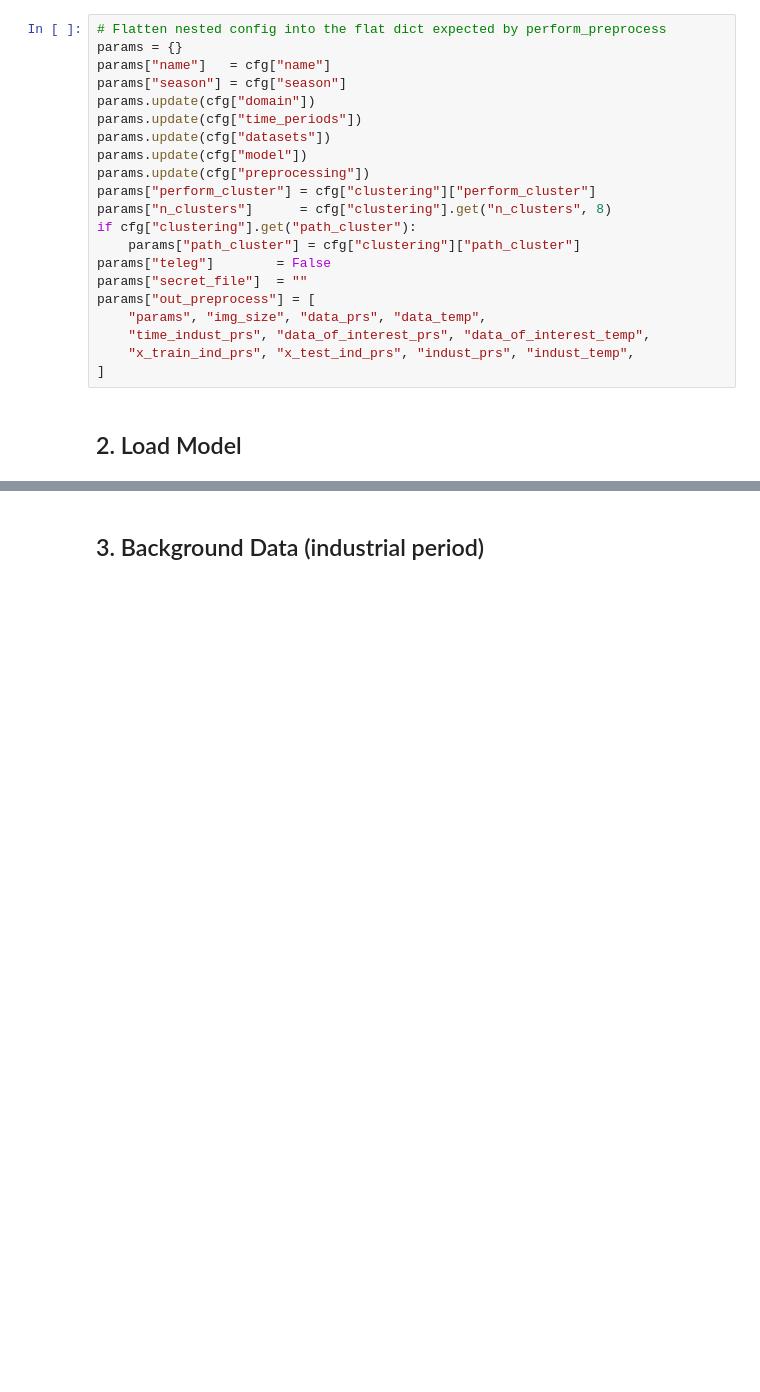
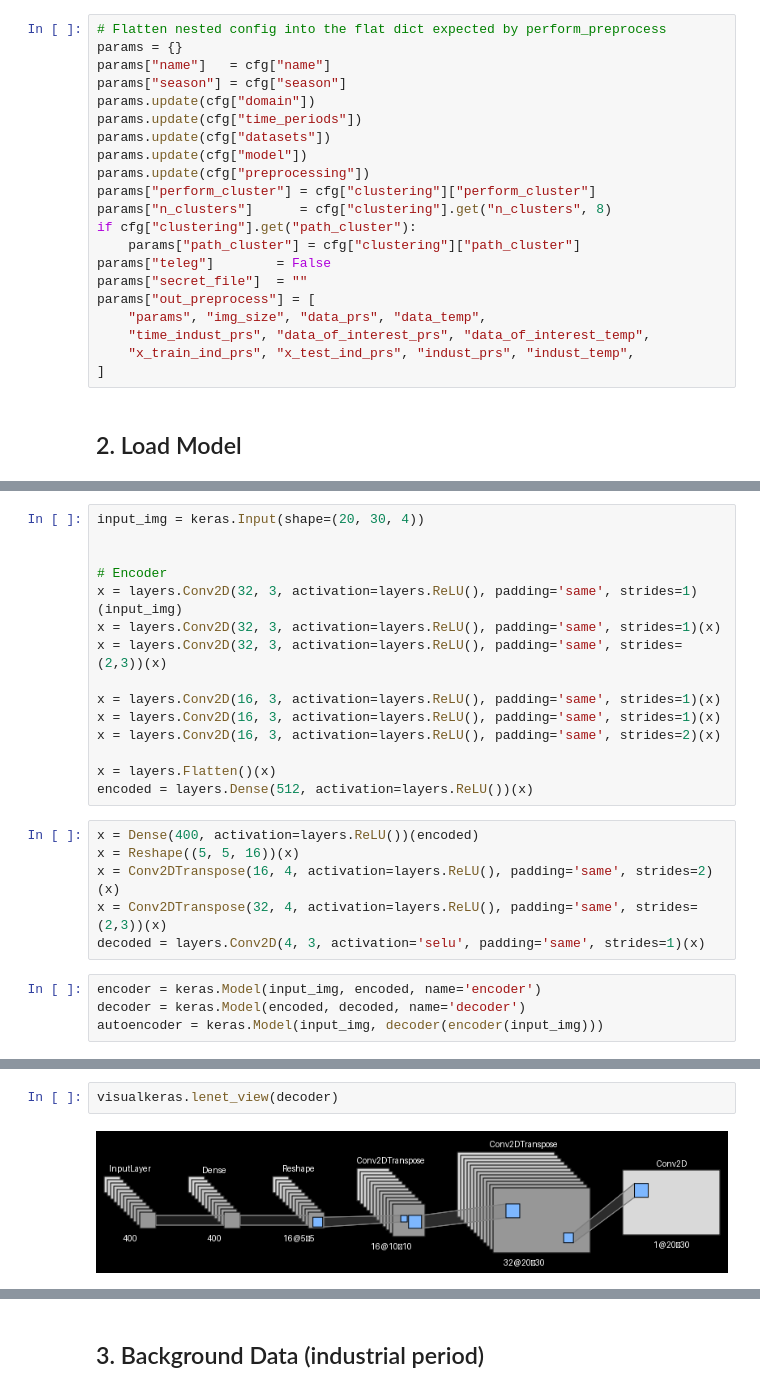
Before and after one commit to GheodeAI/shap-based-interpretation, a Jupyter notebook: notebooks/01_shap_regression.ipynb, the cells around one changed output, grey strips where cells are left out. Drawn from its saved outputs; the diff is of its cells as text; blank space fills up the shorter version.

```diff
--- a/notebooks/01_shap_regression.ipynb
+++ b/notebooks/01_shap_regression.ipynb
@@ -68,0 +119,25 @@ enc.summary()
+# %%
+input_img = keras.Input(shape=(20, 30, 4))
+
+
+# Encoder
+x = layers.Conv2D(32, 3, activation=layers.ReLU(), padding='same', strides=1)(input_img)
+x = layers.Conv2D(32, 3, activation=layers.ReLU(), padding='same', strides=1)(x)
+x = layers.Conv2D(32, 3, activation=layers.ReLU(), padding='same', strides=(2,3))(x)
+
+x = layers.Conv2D(16, 3, activation=layers.ReLU(), padding='same', strides=1)(x)
+x = layers.Conv2D(16, 3, activation=layers.ReLU(), padding='same', strides=1)(x)
+x = layers.Conv2D(16, 3, activation=layers.ReLU(), padding='same', strides=2)(x)
+
+x = layers.Flatten()(x)
+encoded = layers.Dense(512, activation=layers.ReLU())(x)
+# %%
+x = Dense(400, activation=layers.ReLU())(encoded)
+x = Reshape((5, 5, 16))(x)
+x = Conv2DTranspose(16, 4, activation=layers.ReLU(), padding='same', strides=2)(x)
+x = Conv2DTranspose(32, 4, activation=layers.ReLU(), padding='same', strides=(2,3))(x)
+decoded = layers.Conv2D(4, 3, activation='selu', padding='same', strides=1)(x)
+# %%
+encoder = keras.Model(input_img, encoded, name='encoder')
+decoder = keras.Model(encoded, decoded, name='decoder')
+autoencoder = keras.Model(input_img, decoder(encoder(input_img)))
@@ -68,0 +336,4 @@ enc.summary()
+# %%
+visualkeras.lenet_view(decoder)
+# %% [output]
+[figure, added]
```
Also changed, not shown: parts of 34 cells of this notebook, 11 other files.
